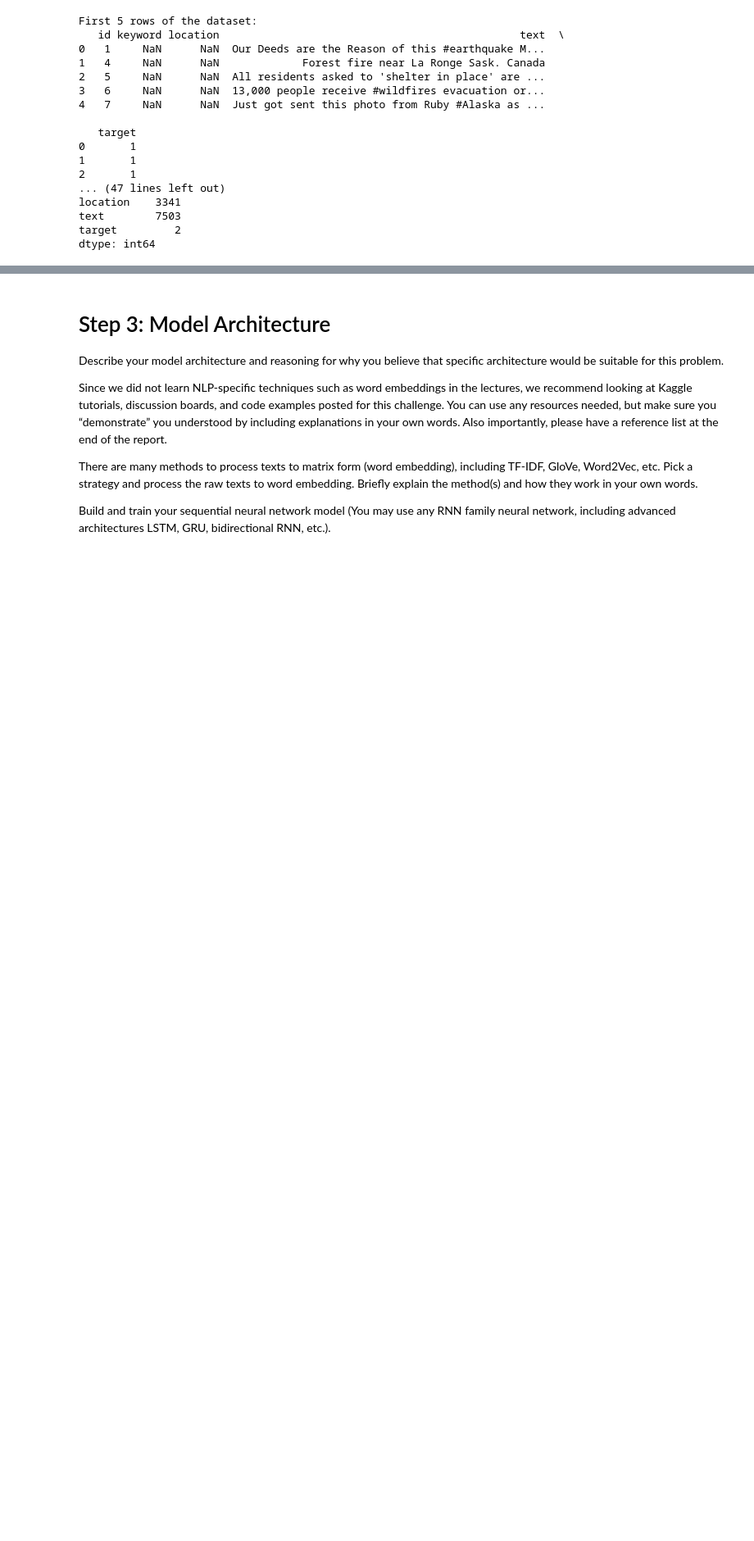
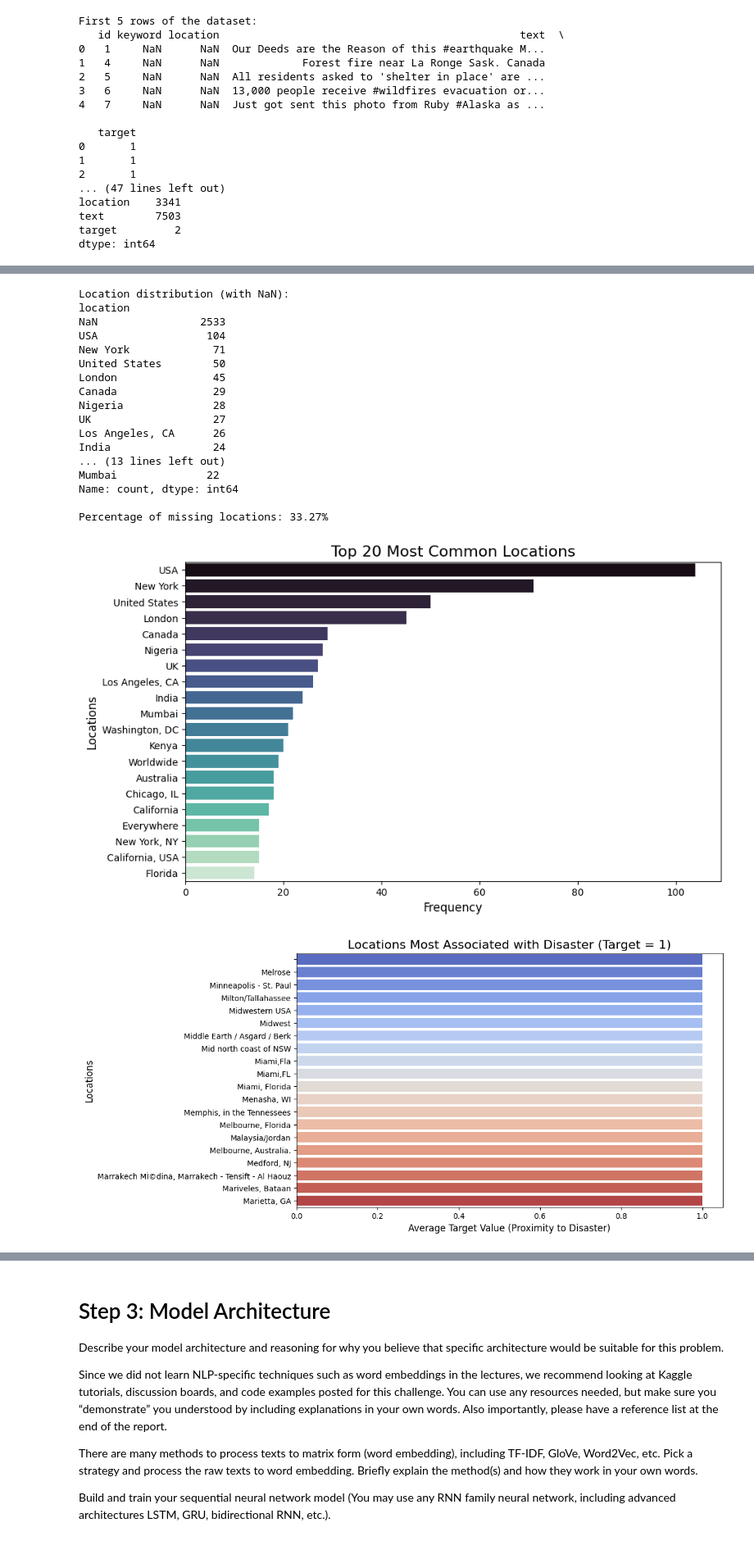
Before and after one commit to rakin23/deep-learning-week4, a Jupyter notebook: my-project.ipynb, the cells around one changed output, grey strips where cells are left out. Shown at 82% size. Drawn from its saved outputs; the diff is of its cells as text; code cells hidden in the pictures; blank space fills up the shorter version.

```diff
--- a/my-project.ipynb
+++ b/my-project.ipynb
@@ -211,2 +242,50 @@ Let's look at the most frequently occurring keywords, examine if specific keywor
 Let's take a look at the most common location values, the location-target relationship, and missing locations.
+# %%
+print("Location distribution (with NaN):")
+print(data['location'].value_counts(dropna=False).head(10))
+
+print("\nLocation distribution (excluding NaN):")
+print(data['location'].dropna().value_counts().head(10))
+
+missing_locations = data['location'].isnull().sum()
+total_rows = len(data)
+print(f"\nPercentage of missing locations: {missing_locations / total_rows * 100:.2f}%")
+
+# Visualize most common locations
+top_locations = data['location'].dropna().value_counts().head(20)
+plt.figure(figsize=(10, 6))
+sns.barplot(x=top_locations.values, y=top_locations.index, hue=top_locations.index, legend=False, palette="mako")
+plt.title('Top 20 Most Common Locations', fontsize=16)
+plt.xlabel('Frequency', fontsize=12)
+plt.ylabel('Locations', fontsize=12)
+plt.show()
+
+# Group by location and calculate the mean target (higher mean implies more likely to be disaster-related)
+location_target_relation = data.groupby('location')['target'].mean().sort_values(ascending=False).dropna().head(20)
+plt.figure(figsize=(10, 6))
+sns.barplot(x=location_target_relation.values, y=location_target_relation.index, hue=location_target_relation.index, legend=False, palette="coolwarm")
+plt.title('Locations Most Associated with Disaster (Target = 1)', fontsize=16)
+plt.xlabel('Average Target Value (Proximity to Disaster)', fontsize=12)
+plt.ylabel('Locations', fontsize=12)
+plt.show()
+# %% [output]
+Location distribution (with NaN):
+location
+NaN                2533
+USA                 104
+New York             71
+United States        50
+London               45
+Canada               29
+Nigeria              28
+UK                   27
+Los Angeles, CA      26
+India                24
+... (13 lines left out)
+Mumbai              22
+Name: count, dtype: int64
+
+Percentage of missing locations: 33.27%
+[figure, added]
+[figure, added]
 # %% [markdown]
```
Also changed, not shown: parts of 11 cells of this notebook.
